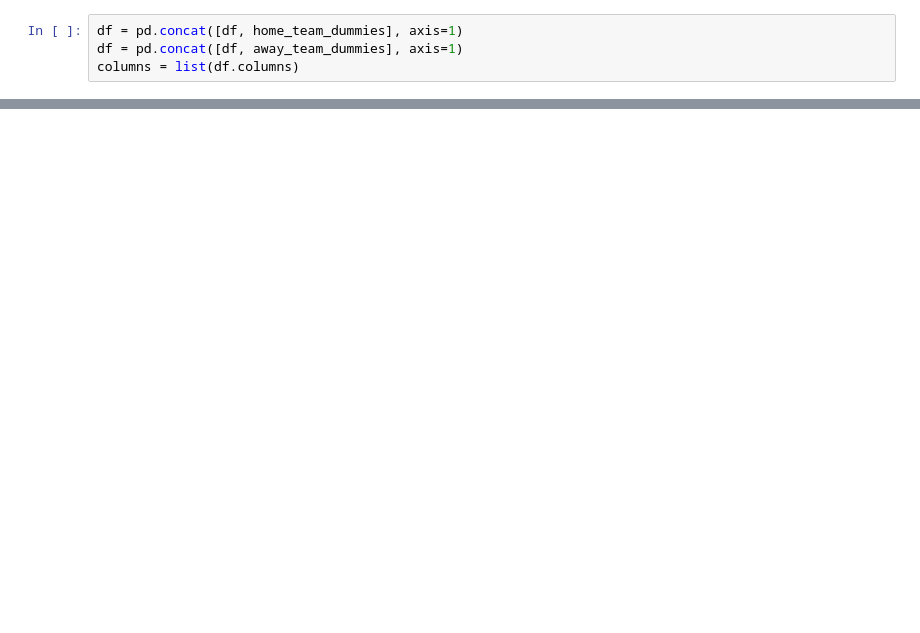
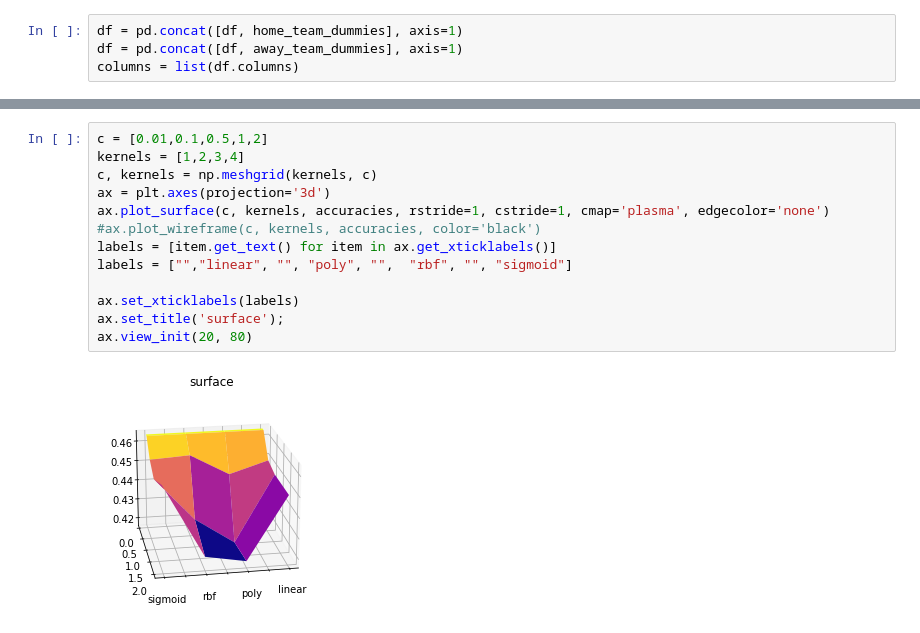
Before and after one commit to alexfulleda98/la-quiniela, a Jupyter notebook: analysis/AnotherModelTesting.ipynb, the cells around one changed output, grey strips where cells are left out. Drawn from its saved outputs; the diff is of its cells as text; blank space fills up the shorter version.

```diff
--- a/analysis/AnotherModelTesting.ipynb
+++ b/analysis/AnotherModelTesting.ipynb
@@ -113,3 +306,18 @@ y_test = list(season_2009.results)
+# %%
+c = [0.01,0.1,0.5,1,2]
+kernels = [1,2,3,4]
+c, kernels = np.meshgrid(kernels, c)
+ax = plt.axes(projection='3d')
+ax.plot_surface(c, kernels, accuracies, rstride=1, cstride=1, cmap='plasma', edgecolor='none')
+#ax.plot_wireframe(c, kernels, accuracies, color='black')
+labels = [item.get_text() for item in ax.get_xticklabels()]
+labels = ["","linear", "", "poly", "",  "rbf", "", "sigmoid"]
+
+ax.set_xticklabels(labels)
+ax.set_title('surface');
+ax.view_init(20, 80)
+# %% [output]
+[figure, added]
 # %%
 y_pred = model.predict(x_test)
 model.score(x_test, y_test)
```
Also changed, not shown: parts of 23 cells of this notebook, 1 other file.
